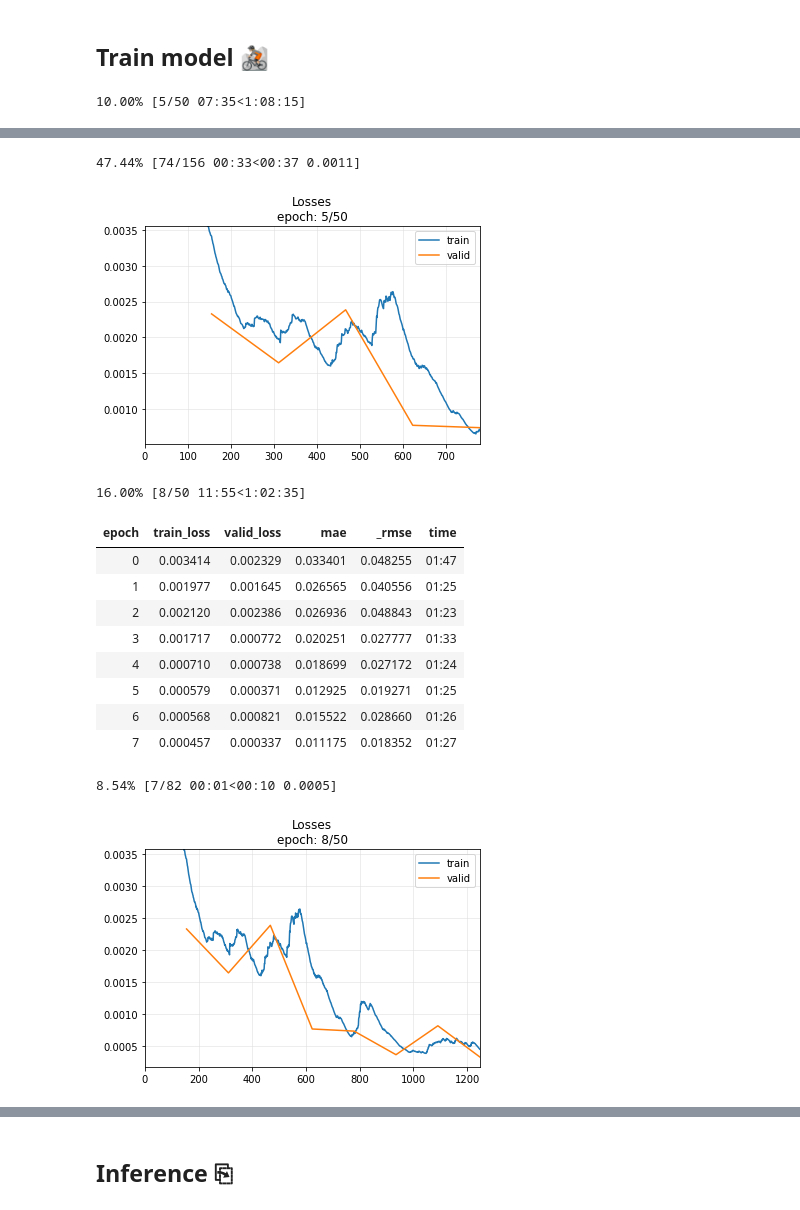
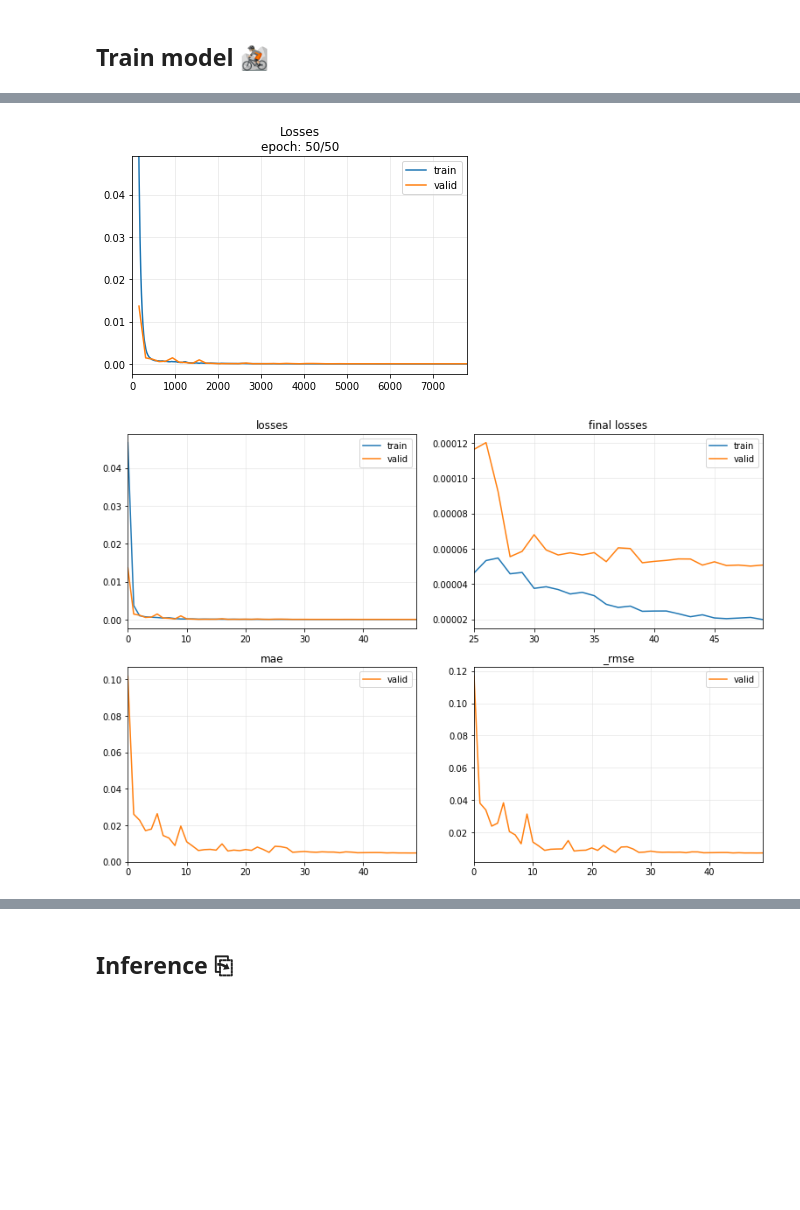
Before and after one commit to ThomasBourgeois/napoleon, a Jupyter notebook: dl.ipynb, the cells around one changed output, grey strips where cells are left out. Cells and saved outputs as stored; diff of their text form; code cells hidden in the pictures; blank space fills up the shorter version.

```diff
--- a/dl.ipynb
+++ b/dl.ipynb
@@ -52,7 +57,7 @@ import pandas as pd
 import pickle
 import sklearn.metrics as skm
 import numpy as np
-data_folder = 'data/napoleon/'
+data_folder = '/drive/My Drive/boulot/napoleon/'
 x_train = pd.read_csv(data_folder + 'input_train__fppJZ22.csv')
 y_train = pd.read_csv(data_folder + 'y_train_CGZ7jXu.csv')
 x_test = pd.read_csv(data_folder + 'input_test__2scdXsn.csv')
@@ -81,13 +90,18 @@ def make_X(x, phase):
   #x = x.groupby(['cluster', 'day'])[ret_cols].mean()#.quantile([0.05, 0.25, 0.5, 0.75, 0.95])
   x1 = x.groupby(['cluster', 'day'])[ret_cols].median()
   x1['feat'] = 'median'
+  #x2 = x.groupby(['cluster', 'day'])[ret_cols].quantile(0.75)
+  #x2['feat'] = 'q2'
   x2 = x1.copy()
   x2.reset_index()
   x2.sort_values(['cluster', 'day'], inplace=True)
   x2 = x2.groupby('cluster').shift(-1).fillna(method='ffill')
   x2 = x2.reset_index().set_index(['cluster', 'day'])
   x2.columns = ['ret_' + str(-1 * int(c.strip('ret_')) + 24) for c in ret_cols] + ['feat']
-  x2.feat = 'mean_next_rev'
+  print(x1.shape)
+  print(x2.shape)
+  x1.loc[:, ret_cols] = (x1[ret_cols] + x2[ret_cols]) / 2
+  #x2.feat = 'median_next_rev'
   #x2 = x.groupby(['cluster', 'day'])[ret_cols].std()
   #x2['feat'] = 'std'
   #x3 = pd.DataFrame(dict({c: x.groupby(['cluster', 'day']).bc.mean() for c in ret_cols}, **{'feat': 'bc'}))
@@ -166,4 +185,6 @@ dls.show_batch()
 * Metrics: we'll also choose regression metrics. (`mse` will return the same result as the loss we have selected. Just added it for demo purposes).
 # %%
 nf = 32
+depth = 3
+seed= 28
 # %%
@@ -186,9 +205,14 @@ learn.loss_func
 FlattenedLoss of MSELoss()
 # %% [markdown]
 ## Train model 🚵🏼‍
+# %%
+lr = 6e-4
 # %%
-learn = ts_learner(dls, InceptionTime(c_in=n_features, c_out=1, nf=nf), metrics=[mae, rmse], cbs=ShowGraph())
-learn.fit_one_cycle(50, 1e-3)
+random_seed(seed, True)
+dls = get_ts_dls(X, y, splits=splits, tfms=tfms,
+                 #batch_tfms=batch_tfms,
+                 bs=128)
+learn = ts_learner(dls, InceptionTime(c_in=n_features, c_out=1, nf=nf, depth=depth), metrics=[mae, rmse], cbs=ShowGraph())
+learn.fit_one_cycle(50, lr)
 # %% [output]
-10.00% [5/50 07:35<1:08:15]
 | epoch | train_loss | valid_loss | mae | _rmse | time |
@@ -200,15 +235,3 @@ learn.fit_one_cycle(50, 1e-3)
-47.44% [74/156 00:33<00:37 0.0011]
-[figure, old version]
+[figure, new version]
-16.00% [8/50 11:55<1:02:35]
-| epoch | train_loss | valid_loss | mae | _rmse | time |
-| 0 | 0.003414 | 0.002329 | 0.033401 | 0.048255 | 01:47 |
-| 1 | 0.001977 | 0.001645 | 0.026565 | 0.040556 | 01:25 |
-| 2 | 0.002120 | 0.002386 | 0.026936 | 0.048843 | 01:23 |
-| 3 | 0.001717 | 0.000772 | 0.020251 | 0.027777 | 01:33 |
-| 4 | 0.000710 | 0.000738 | 0.018699 | 0.027172 | 01:24 |
-| 5 | 0.000579 | 0.000371 | 0.012925 | 0.019271 | 01:25 |
-| 6 | 0.000568 | 0.000821 | 0.015522 | 0.028660 | 01:26 |
-| 7 | 0.000457 | 0.000337 | 0.011175 | 0.018352 | 01:27 |
-8.54% [7/82 00:01<00:10 0.0005]
-[figure, old version]
+[figure, new version]
 # %%
```
Also changed, not shown: parts of 19 cells of this notebook.
